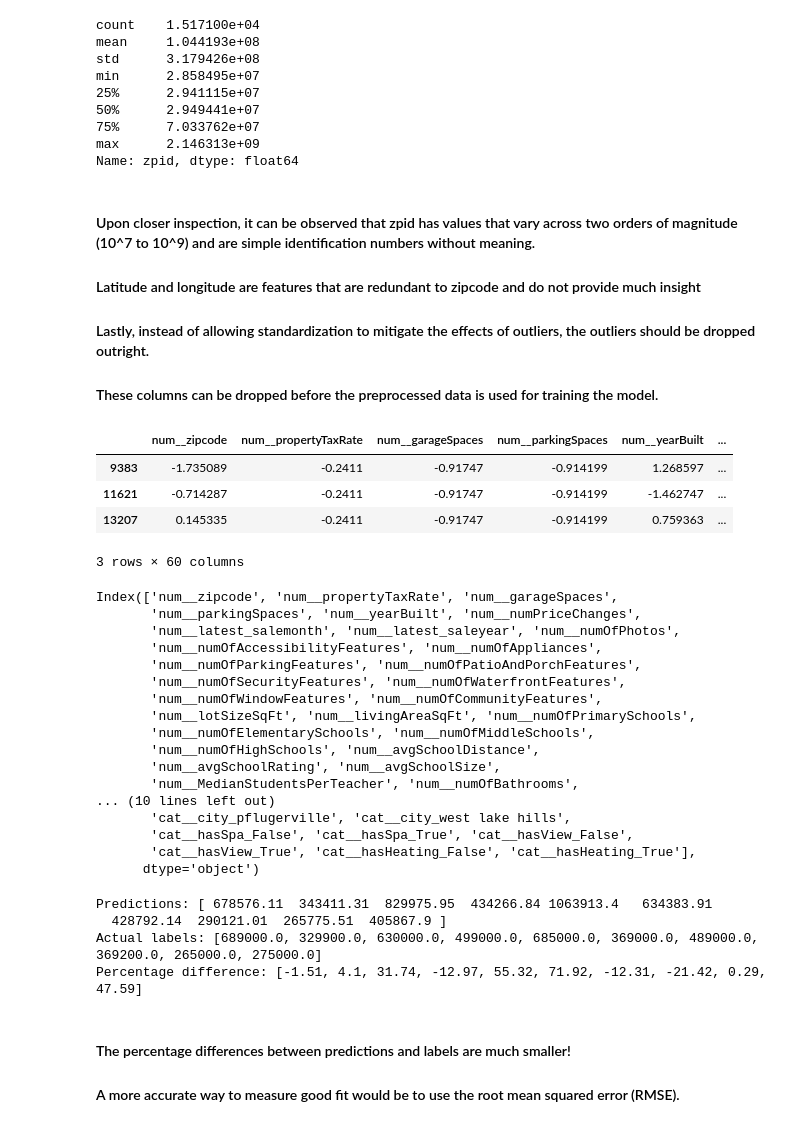
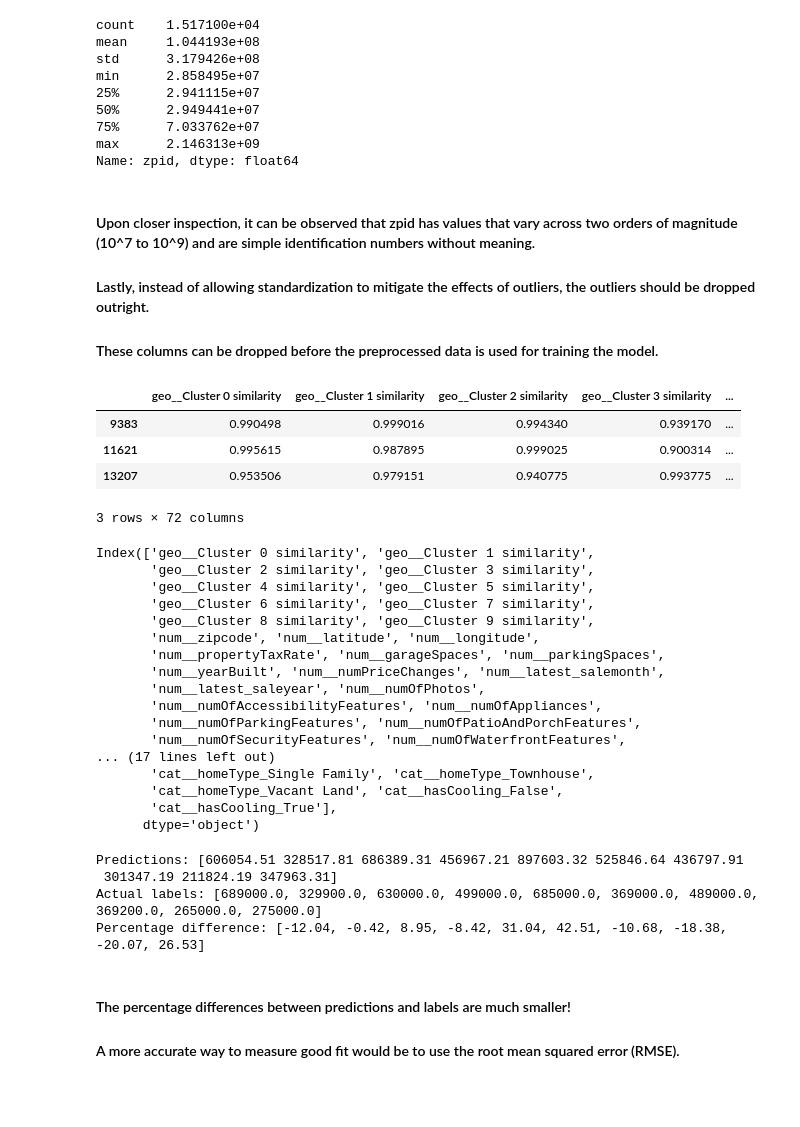
Before and after one commit to ojw92/HandsonML, a Jupyter notebook: ch2.ipynb, the cells around one changed output. Drawn from its saved outputs; the diff is of its cells as text; code cells hidden in the pictures; blank space fills up the shorter version.

Commit message:
Added analyses and ClusterSimilarity

```diff
--- a/ch2.ipynb
+++ b/ch2.ipynb
@@ -875,3 +875,24 @@ ImportError: cannot import name '_safe_tags' from 'sklearn.utils._tags' (c:\User
+# %%
+from sklearn.cluster import KMeans
+from sklearn.metrics.pairwise import rbf_kernel
+
+class ClusterSimilarity(BaseEstimator, TransformerMixin):
+    def __init__(self, n_clusters=10, gamma=1.0, random_state=None):
+        self.n_clusters = n_clusters
+        self.gamma = gamma
+        self.random_state = random_state
+
+    def fit(self, X, y=None, sample_weight=None):
+        self.kmeans_ = KMeans(self.n_clusters, n_init=10,
+                              random_state=self.random_state)
+        self.kmeans_.fit(X, sample_weight=sample_weight)
+        return self     # always return self!
+
+    def transform(self, X):
+        return rbf_kernel(X, self.kmeans_.cluster_centers_, gamma=self.gamma)
+
+    def get_feature_names_out(self, names=None):
+        return [f"Cluster {i} similarity" for i in range(self.n_clusters)]
 # %% [markdown]
 #### Since a proper data pipeline is established, a single function that encompasses the pipeline preprocessing can be made. After splitting the raw data into training and test sets, the training set can be passed into this new function to prepare for model training.
 # %%
@@ -879,6 +900,10 @@ ImportError: cannot import name '_safe_tags' from 'sklearn.utils._tags' (c:\User
 # from imblearn.pipeline import Pipeline as imbPipeline
 
 def data_pipeline(num_attribs, cat_attribs):
+
+    num_attribs = [x for x in num_attribs if x != "latitude" or x != "longitude"]
+
+    cluster_simil = ClusterSimilarity(n_clusters=10, gamma=1., random_state=25)
 
     num_pipeline = Pipeline([
         ("impute", SimpleImputer(strategy="median")),
@@ -890,7 +915,8 @@ def data_pipeline(num_attribs, cat_attribs):
         ("onehotencode", OneHotEncoder(handle_unknown="ignore")),
     ])
 
-    num_cat_pipe = ColumnTransformer([
+    preprocessing = ColumnTransformer([
+        ("geo", cluster_simil, ["latitude", "longitude"]),
         ("num", num_pipeline, num_attribs),
         ("cat", cat_pipeline, cat_attribs),
     ])
@@ -1013,51 +1039,48 @@ max      2.146313e+09
 Name: zpid, dtype: float64
 # %% [markdown]
 #### Upon closer inspection, it can be observed that zpid has values that vary across two orders of magnitude (10^7 to 10^9) and are simple identification numbers without meaning.
-#### Latitude and longitude are features that are redundant to zipcode and do not provide much insight
 #### Lastly, instead of allowing standardization to mitigate the effects of outliers, the outliers should be dropped outright.
 
 #### These columns can be dropped before the preprocessed data is used for training the model.
 # %%
 # df_num = df_num.drop(columns=['zpid','latitude','longitude'], axis=1)
 
 num_attribs.remove('zpid')
-num_attribs.remove('latitude')
-num_attribs.remove('longitude')
 
 preprocessing = data_pipeline(num_attribs, cat_attribs)
 X_train_prepared = preprocessing.fit_transform(X_train_clean, y_train_clean)
 
 # DataFrame of the preprocessed data set
 X_train_prepared = pd.DataFrame(
     X_train_prepared,
     columns=preprocessing.get_feature_names_out(),
     index=X_train_clean.index)
 X_train_prepared.head(n=3)      # (11529, 46)
 # %% [output]
-|  | num__zipcode | num__propertyTaxRate | num__garageSpaces | num__parkingSpaces | num__yearBuilt | ... |
-| 9383 | -1.735089 | -0.2411 | -0.91747 | -0.914199 | 1.268597 | ... |
-| 11621 | -0.714287 | -0.2411 | -0.91747 | -0.914199 | -1.462747 | ... |
-| 13207 | 0.145335 | -0.2411 | -0.91747 | -0.914199 | 0.759363 | ... |
+|  | geo__Cluster 0 similarity | geo__Cluster 1 similarity | geo__Cluster 2 similarity | geo__Cluster 3 similarity | ... |
+| 9383 | 0.990498 | 0.999016 | 0.994340 | 0.939170 | ... |
+| 11621 | 0.995615 | 0.987895 | 0.999025 | 0.900314 | ... |
+| 13207 | 0.953506 | 0.979151 | 0.940775 | 0.993775 | ... |
-3 rows × 60 columns
+3 rows × 72 columns
 # %%
 X_train_prepared.columns
 # %% [output]
-Index(['num__zipcode', 'num__propertyTaxRate', 'num__garageSpaces',
-       'num__parkingSpaces', 'num__yearBuilt', 'num__numPriceChanges',
-       'num__latest_salemonth', 'num__latest_saleyear', 'num__numOfPhotos',
+Index(['geo__Cluster 0 similarity', 'geo__Cluster 1 similarity',
+       'geo__Cluster 2 similarity', 'geo__Cluster 3 similarity',
+       'geo__Cluster 4 similarity', 'geo__Cluster 5 similarity',
+       'geo__Cluster 6 similarity', 'geo__Cluster 7 similarity',
+       'geo__Cluster 8 similarity', 'geo__Cluster 9 similarity',
+       'num__zipcode', 'num__latitude', 'num__longitude',
+       'num__propertyTaxRate', 'num__garageSpaces', 'num__parkingSpaces',
+       'num__yearBuilt', 'num__numPriceChanges', 'num__latest_salemonth',
+       'num__latest_saleyear', 'num__numOfPhotos',
        'num__numOfAccessibilityFeatures', 'num__numOfAppliances',
        'num__numOfParkingFeatures', 'num__numOfPatioAndPorchFeatures',
        'num__numOfSecurityFeatures', 'num__numOfWaterfrontFeatures',
-       'num__numOfWindowFeatures', 'num__numOfCommunityFeatures',
-       'num__lotSizeSqFt', 'num__livingAreaSqFt', 'num__numOfPrimarySchools',
-       'num__numOfElementarySchools', 'num__numOfMiddleSchools',
-       'num__numOfHighSchools', 'num__avgSchoolDistance',
-       'num__avgSchoolRating', 'num__avgSchoolSize',
-       'num__MedianStudentsPerTeacher', 'num__numOfBathrooms',
-... (10 lines left out)
-       'cat__city_pflugerville', 'cat__city_west lake hills',
-       'cat__hasSpa_False', 'cat__hasSpa_True', 'cat__hasView_False',
-       'cat__hasView_True', 'cat__hasHeating_False', 'cat__hasHeating_True'],
+... (17 lines left out)
+       'cat__homeType_Single Family', 'cat__homeType_Townhouse',
+       'cat__homeType_Vacant Land', 'cat__hasCooling_False',
+       'cat__hasCooling_True'],
       dtype='object')
 # %%
 # Fitting and predicting using cleaned, preprocessed data to linear regression
@@ -1070,10 +1093,10 @@ print(f'Predictions: {np.round(X_train_pred[:10], 2)}')  # -2 = rounded to the n
 print(f'Actual labels: {list(y_train_prepared[:10])}')
 print(f'Percentage difference: {list(np.round((X_train_pred - y_train_prepared)/y_train_prepared*100, 2))[:10]}')
 # %% [output]
-Predictions: [ 678576.11  343411.31  829975.95  434266.84 1063913.4   634383.91
-  428792.14  290121.01  265775.51  405867.9 ]
+Predictions: [606054.51 328517.81 686389.31 456967.21 897603.32 525846.64 436797.91
+ 301347.19 211824.19 347963.31]
 Actual labels: [689000.0, 329900.0, 630000.0, 499000.0, 685000.0, 369000.0, 489000.0, 369200.0, 265000.0, 275000.0]
-Percentage difference: [-1.51, 4.1, 31.74, -12.97, 55.32, 71.92, -12.31, -21.42, 0.29, 47.59]
+Percentage difference: [-12.04, -0.42, 8.95, -8.42, 31.04, 42.51, -10.68, -18.38, -20.07, 26.53]
 # %% [markdown]
 #### The percentage differences between predictions and labels are much smaller!
 #### A more accurate way to measure good fit would be to use the root mean squared error (RMSE).
```
Also changed, not shown: parts of 26 cells of this notebook.
